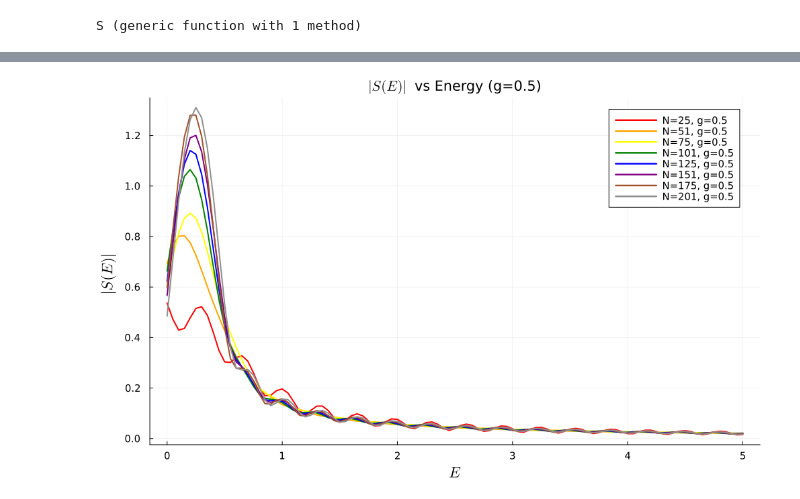
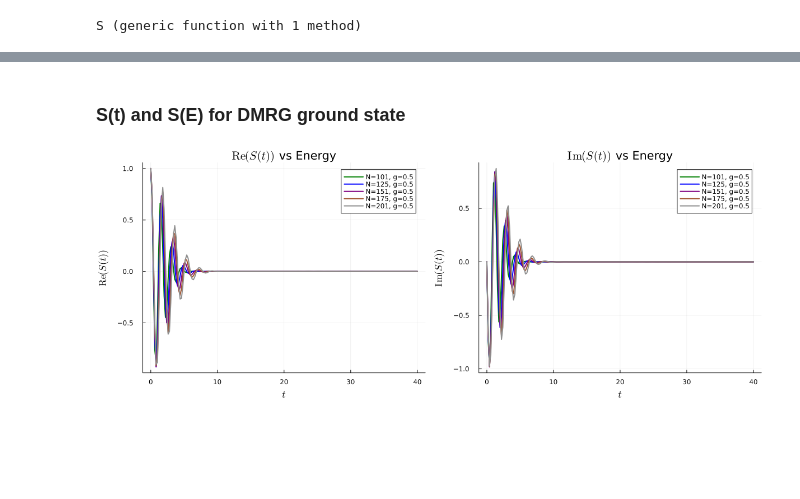
Before and after one commit to SlvrOxgnNtgnYttrm/Simulating-Collider-Physics-Using-Tensor-Networks, a Jupyter notebook: Soft Function.ipynb, the cells around one changed output, grey strips where cells are left out. Drawn from its saved outputs; the diff is of its cells as text; code cells hidden in the pictures; blank space fills up the shorter version.

```diff
--- a/Soft Function.ipynb
+++ b/Soft Function.ipynb
@@ -267,29 +248,0 @@ title!("\$|S(E)|\$ vs Energy")
-# %%
-gr()
-plot()
-N_list = [25, 51, 75, 101, 125, 151, 175, 201]
-group_name = ["N=$(N_list[i]), m=2.3, dp=$(12.5/((N_list[i])*dx))" for i in 1:length(N_list)]
-colors = ["red", "orange", "yellow", "green", "blue", "purple", "sienna", "gray56"]
-for (n, N) in enumerate(N_list)
-    plot!(
-        0:0.05:5,
-        [abs(SF_data[group_name[n]]["g=0.5"]["S(E)"][k]) for k in 1:length(E_range)][1:101];
-        label = "N=$N, g=0.5",
-        lw = 2,
-        ls = :solid,
-        color = colors[n]
-    )
-end
-
-xlabel!("\$E\$", guidefont=font(15))
-ylabel!("\$|S(E)|\$", guidefont=font(15))
-plot!(tickfontsize=10)
-plot!(legendfontsize=10)
-plot!(size = (1000, 600))
-plot!(left_margin = 18px)
-plot!(bottom_margin = 8px)
-title!("\$|S(E)|\$ vs Energy (g=0.5)")
-
-#savefig("S(E) Plots/abs(S(E)), N=25 to N=201, g=5e-1")
-# %% [output]
-[figure, removed]
@@ -296,2 +280,48 @@ title!("\$|S(E)|\$ vs Energy (g=0.5)")
+# %% [markdown]
+### S(t) and S(E) for DMRG ground state
+# %%
+gr()
+N_list = [101, 125, 151, 175, 201]
+group_name = ["N=$(N_list[i]),g=0.5,m=0,dp=$(4pi/((N_list[i])*dx))" for i in 1:length(N_list)]
+colors = ["green", "blue", "purple", "sienna", "gray56"] #["red", "orange", "yellow", "green", "blue", "purple", "sienna", "gray56"]
+Re_plt = plot()
+for (n, N) in enumerate(N_list)
+    SF_data = h5open("Z:/SF_data/$(group_name[n])", "r")
+    Re_plt = plot!(
+        t_range,
+        real(SF_data["S(t)"][1:201]);
+        label = "N=$N, g=0.5",
+        lw = 2,
+        ls = :solid,
+        color = colors[n]
+    )
+    close(SF_data)
+end
+
+Im_plt = plot()
+for (n, N) in enumerate(N_list)
+    SF_data = h5open("Z:/SF_data/$(group_name[n])", "r")
+    Im_plt = plot!(
+        t_range,
+        imag(SF_data["S(t)"][1:201]);
+        label = "N=$N, g=0.5",
+        lw = 2,
+        ls = :solid,
+        color = colors[n]
+    )
+    close(SF_data)
+end
+
+plot(Re_plt, Im_plt, layout=(1,2), title=["\$\\mathrm{Re}(S(t))\$ vs Energy" "\$\\mathrm{Im}(S(t))\$ vs Energy"],
+    guidefont=font(12),
+    xlabel=["\$t\$" "\$t\$"],
+    ylabel=["\$\\mathrm{Re}(S(t))\$" "\$\\mathrm{Im}(S(t))\$"],
+    size=(1200, 450),
+    bottom_margin=18px,
+    left_margin=22px)
+
+#savefig("S(t) Plots/Re(S(t)) and Im(S(t)), N=101 to N=201, g=5e-1, m=0, DMRG")
+# %% [output]
+[figure, added]
 # %%
 gr()
```
Also changed, not shown: parts of 20 cells of this notebook, 8 other files.
